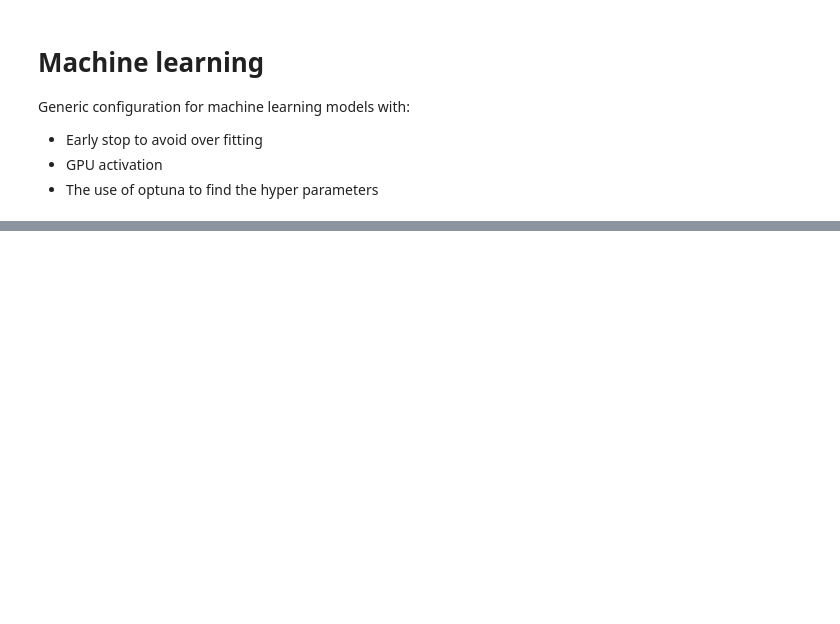
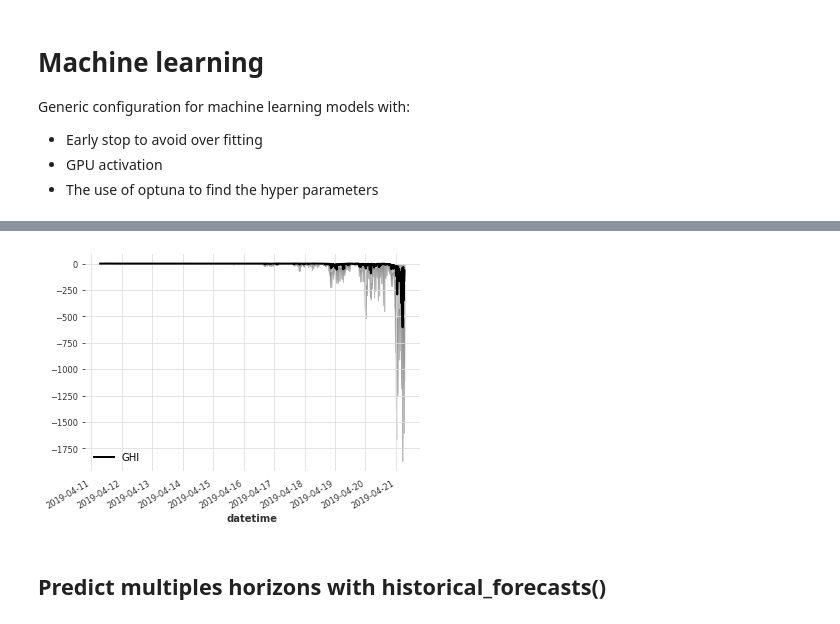
Before and after one commit to adrien-gauche/grid-power-predict, a Jupyter notebook: predict-weather.ipynb, the cells around one changed output, grey strips where cells are left out. Cells and saved outputs as stored; diff of their text form; code cells hidden in the pictures; blank space fills up the shorter version.

Commit message:
Kaggle Notebook | Predict weather | Version 5

```diff
--- a/predict-weather.ipynb
+++ b/predict-weather.ipynb
@@ -102,0 +111,6 @@ df = df.astype(np.float32)
+# %%
+n_DATA = len(df)//3 #lenght of one year
+
+N_DAY = 24 * 4 #number of slots in a day
+N_HOURS = 23 # from 0 to 23 hour in day
+N_MINS = 45 # from 0 to 45 min in hour
@@ -243,11 +280,9 @@ Separate into training, validation and test datasets. Training is used for learn
 
 #use train test validation dataset to avoid overfitting
 
-LEN_S = len(series_s_ghi)//3 #lenght of split
-
-train = series_s_ghi[:LEN_S]
-val = series_s_ghi[LEN_S:LEN_S*2]
-test = series_s_ghi[LEN_S*2:LEN_S*3]
+train = series_s_ghi[:n_DATA]
+val = series_s_ghi[n_DATA:n_DATA*2]
+test = series_s_ghi[n_DATA*2:n_DATA*3]
 
 train.plot(label="train")
 val.plot(label="val")
@@ -504,18 +528,34 @@ tcn_model.save(WORK_DIR + "tcn.pkl")
 # %%
 from darts.models import TCNModel
-#tcn_model = TCNModel.load(WORK_DIR + "tcn.pkl") #load best model #tcn_sMAPE.pkl
+#load best model from disk
+tcn_model = TCNModel.load(WORK_DIR + "tcn.pkl")
+
 # make a prediction with the same covariate types
-pred = tcn_model.predict(n=LEN_S,
-                         num_samples=1,
-                         series=val,  # this is only required for GFMs
+pred = tcn_model.predict(n=N_DAY*10,#n_DATA
+                         num_samples=10, # >1 -> probabilistic
+                         series=test[:N_DAY*1003//10], # this is only required for GFMs, //10 to start after midnight
                          #past_covariates=past_covariates,
                          #future_covariates=future_covariates
                          )
 
-GHI_pred = pred.pd_dataframe()
-GHI_pred = GHI_pred.rename(columns={'GHI': 'GHI_Predicted'})
-GHI_pred["GHI"] = test["GHI"][GHI_pred.index].pd_dataframe()
+# if predictions are probabilistic/ stochastic
+if pred.is_stochastic:
+    GHI_pred_all = pred.pd_dataframe()
+    GHI_pred = pred.quantile(0.5).pd_dataframe() # 50% of values
+    GHI_pred["GHI_0.25"] = pred.quantile(0.25).pd_dataframe() # 25% of lower values
+    GHI_pred["GHI_0.75"] = pred.quantile(0.75).pd_dataframe() #75% of higher values
+#plot a single values
+else:
+    #convert to pandas dataframe to use plotly
+    GHI_pred = pred.pd_dataframe()
 
+# add column with true value
+GHI_pred["GHI_mesured"] = test["GHI"][GHI_pred.index].pd_dataframe()
+
+#use of plotly plot
 fig = px.line(GHI_pred)
 fig.show()
+
+#use of darts plot
 pred.plot()
+# %% [output]
@@ -521,0 +563 @@ pred.plot()
+[figure, added]
@@ -532,0 +564,2 @@ pred.plot()
+# %% [markdown]
+## Predict multiples horizons with historical_forecasts()
```
Also changed, not shown: parts of 42 cells of this notebook.
